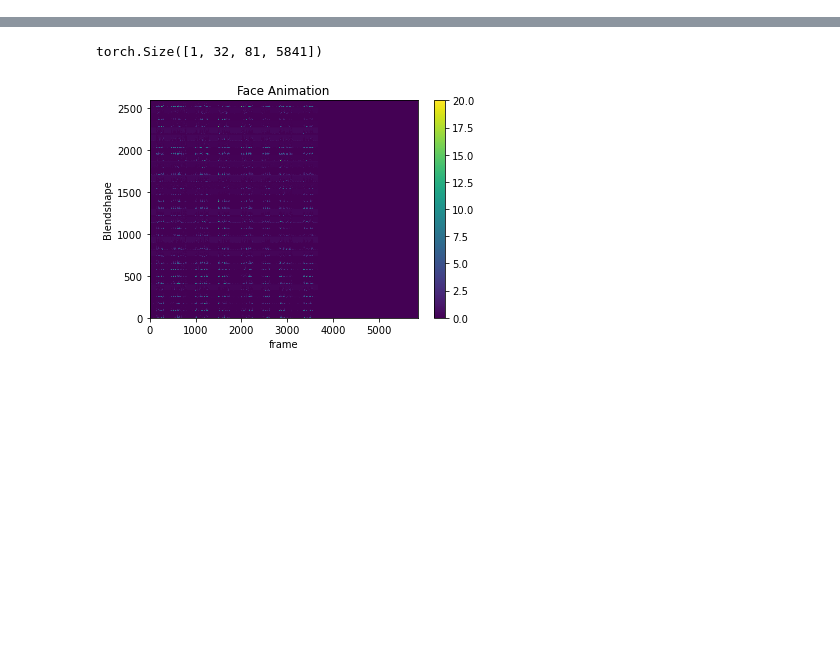
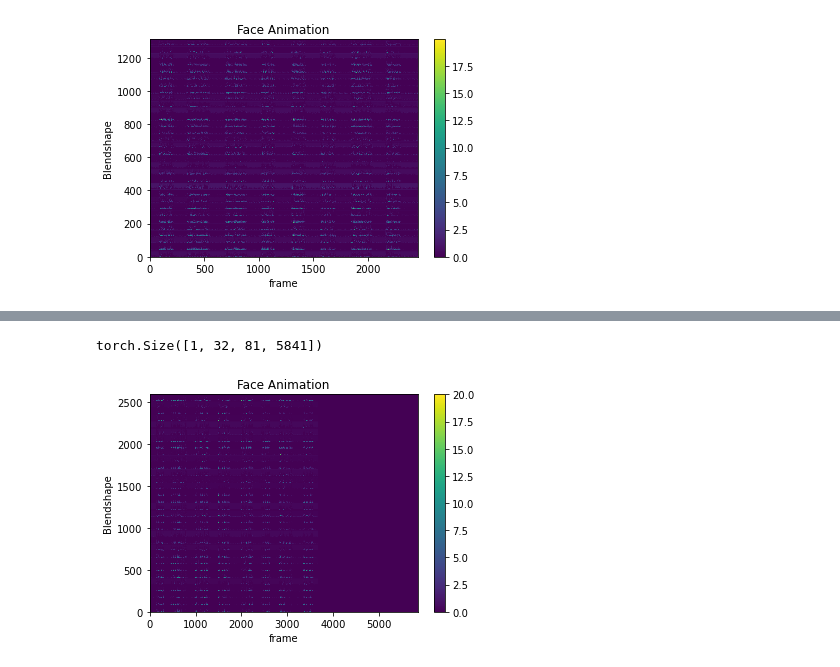
Before and after one commit to ishine/speech2blendshape, a Jupyter notebook: notebook/check_pack_padded.ipynb, the cells around one changed output, grey strips where cells are left out. Saved outputs shown, nothing was run; the diff lists cells and outputs as text; code cells hidden in the pictures; blank space fills up the shorter version.

```diff
--- a/notebook/check_deepspeech copy.ipynb
+++ b/notebook/check_pack_padded.ipynb
@@ -39,0 +230,4 @@ ds = FaceDataset(audio_pt[2], audio_pt[3], shape_pt[3], shape_pt[4], (audio_pt[1
+# %%
+plot_result(out_dict['conv2_out'][0].view(-1, out_dict['conv2_out'].shape[-1])[:,:out_dict['conv2_lengths'][0]].cpu().detach())
+# %% [output]
+[figure, added]
```
Also changed, not shown: parts of 29 cells of this notebook, 9 other files.
